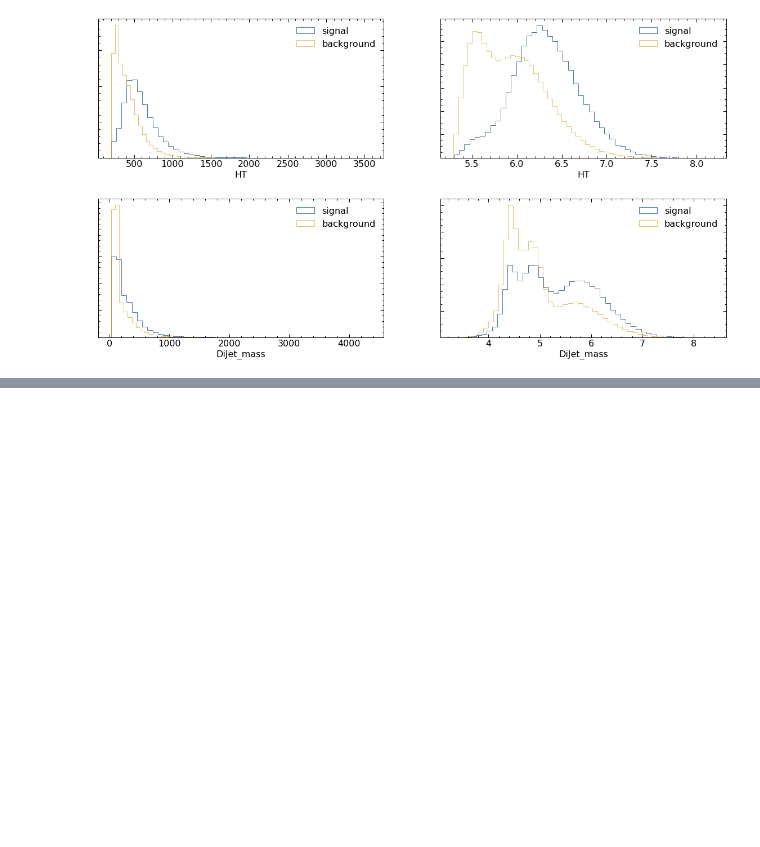
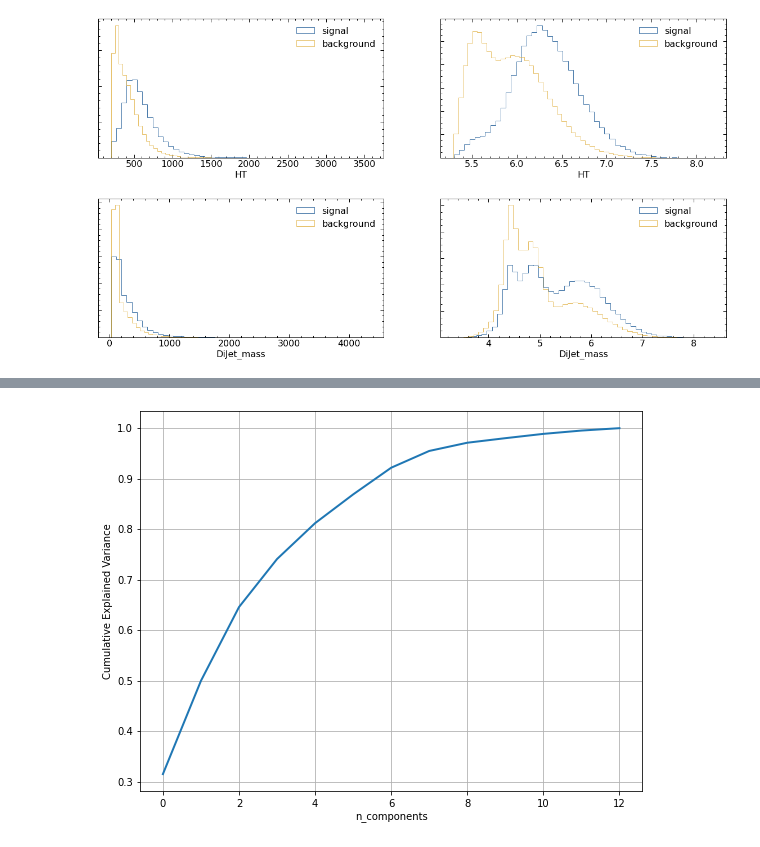
Before and after one commit to NoahHA/tth-ML-project, a Jupyter notebook: notebooks/data_analysis/data_exploration.ipynb, the cells around one changed output, grey strips where cells are left out. Saved outputs shown, nothing was run; the diff lists cells and outputs as text; code cells hidden in the pictures; blank space fills up the shorter version.

```diff
--- a/notebooks/data_analysis/data_exploration.ipynb
+++ b/notebooks/data_analysis/data_exploration.ipynb
@@ -184,0 +216,19 @@ for col in interesting_cols:
+# %%
+pca.n_components = len(event_cols)
+pca_data = pca.fit_transform(event_sample)
+
+percentage_var_explained = pca.explained_variance_ / np.sum(pca.explained_variance_)
+
+cum_var_explained = np.cumsum(percentage_var_explained)
+
+plt.figure(1, figsize=(9, 7))
+
+plt.clf()
+plt.plot(cum_var_explained, linewidth=2)
+plt.axis('tight')
+plt.grid()
+plt.xlabel('n_components')
+plt.ylabel('Cumulative Explained Variance')
+plt.show()
+# %% [output]
+[figure, added]
```
Also changed, not shown: parts of 12 cells of this notebook, 1 other file.
